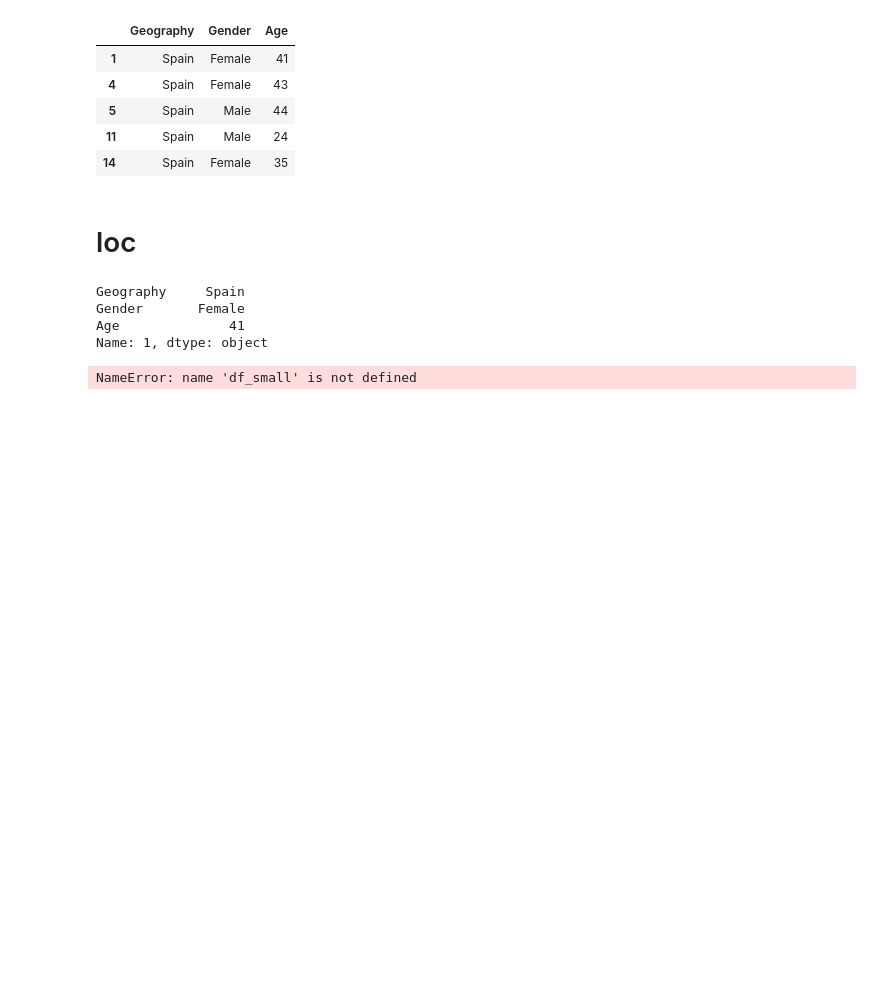
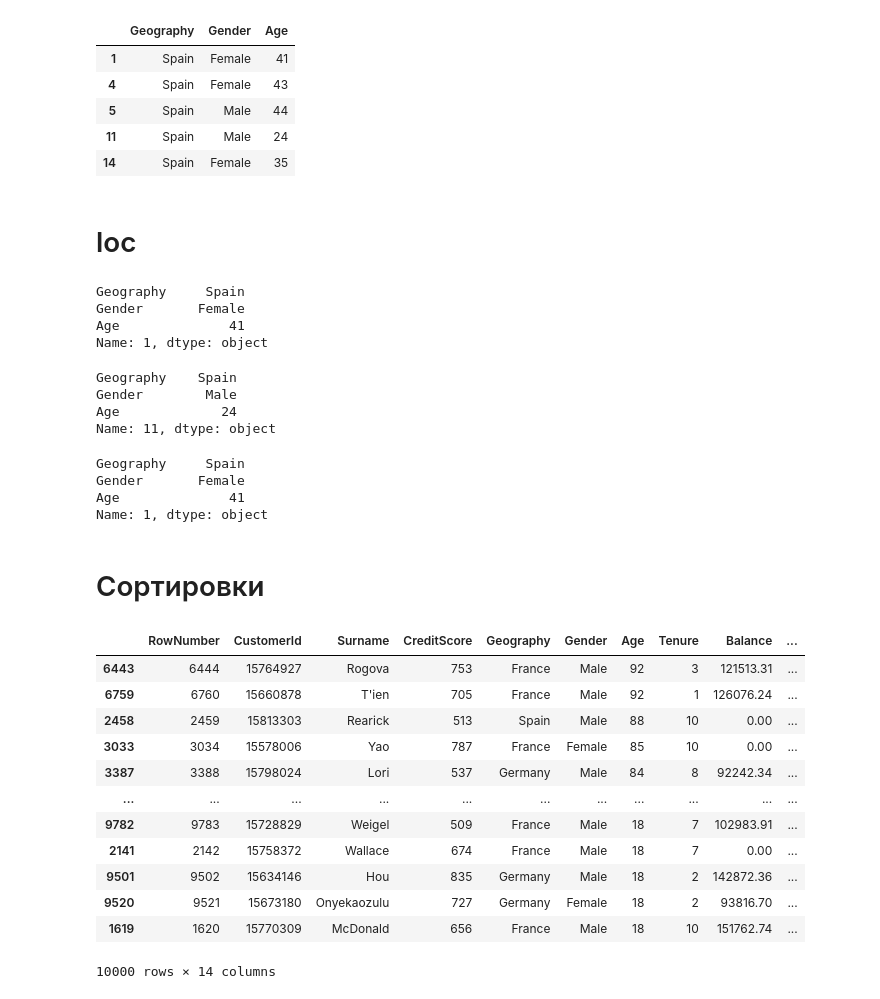
Before and after one commit to ArtemFilosofGB/PythonForAnalyst, a Jupyter notebook: Lesson2/Lesson_2_Анализ_данных_с_библиотекой_Pandas.ipynb, the cells around one changed output. Saved outputs shown, nothing was run; the diff lists cells and outputs as text; code cells hidden in the pictures; blank space fills up the shorter version.

```diff
--- a/Lesson2/Lesson_2_Анализ_данных_с_библиотекой_Pandas.ipynb
+++ b/Lesson2/Lesson_2_Анализ_данных_с_библиотекой_Pandas.ipynb
@@ -164,6 +164,6 @@ EstimatedSalary - Предположительная зарплата клиен
 
 Exited - Уйдет ли человек в отток
 # %%
-df = pd.read_csv('./Churn_Modelling.csv')
+df = pd.read_csv('Churn_Modelling.csv')
 df
 # %% [output]
@@ -560,6 +572,34 @@ Gender       Female
 Age              41
 Name: 1, dtype: object
 # %%
-df_small.loc[14]
+df_small.loc[11]
 # %% [output]
-NameError: name 'df_small' is not defined
+Geography    Spain
+Gender        Male
+Age             24
+Name: 11, dtype: object
+# %%
+df_small.iloc[0] #обращение по порядковому индексу
+# %% [output]
+Geography     Spain
+Gender       Female
+Age              41
+Name: 1, dtype: object
+# %% [markdown]
+# Сортировки
+# %%
+df.sort_values('Age',ascending=False) # по убыыванию
+# %% [output]
+|  | RowNumber | CustomerId | Surname | CreditScore | Geography | Gender | Age | Tenure | Balance | ... |
+| 6443 | 6444 | 15764927 | Rogova | 753 | France | Male | 92 | 3 | 121513.31 | ... |
+| 6759 | 6760 | 15660878 | T'ien | 705 | France | Male | 92 | 1 | 126076.24 | ... |
+| 2458 | 2459 | 15813303 | Rearick | 513 | Spain | Male | 88 | 10 | 0.00 | ... |
+| 3033 | 3034 | 15578006 | Yao | 787 | France | Female | 85 | 10 | 0.00 | ... |
+| 3387 | 3388 | 15798024 | Lori | 537 | Germany | Male | 84 | 8 | 92242.34 | ... |
+| ... | ... | ... | ... | ... | ... | ... | ... | ... | ... | ... |
+| 9782 | 9783 | 15728829 | Weigel | 509 | France | Male | 18 | 7 | 102983.91 | ... |
+| 2141 | 2142 | 15758372 | Wallace | 674 | France | Male | 18 | 7 | 0.00 | ... |
+| 9501 | 9502 | 15634146 | Hou | 835 | Germany | Male | 18 | 2 | 142872.36 | ... |
+| 9520 | 9521 | 15673180 | Onyekaozulu | 727 | Germany | Female | 18 | 2 | 93816.70 | ... |
+| 1619 | 1620 | 15770309 | McDonald | 656 | France | Male | 18 | 10 | 151762.74 | ... |
+10000 rows × 14 columns
```
Also changed, not shown: parts of 3 cells of this notebook, 1 other file.
